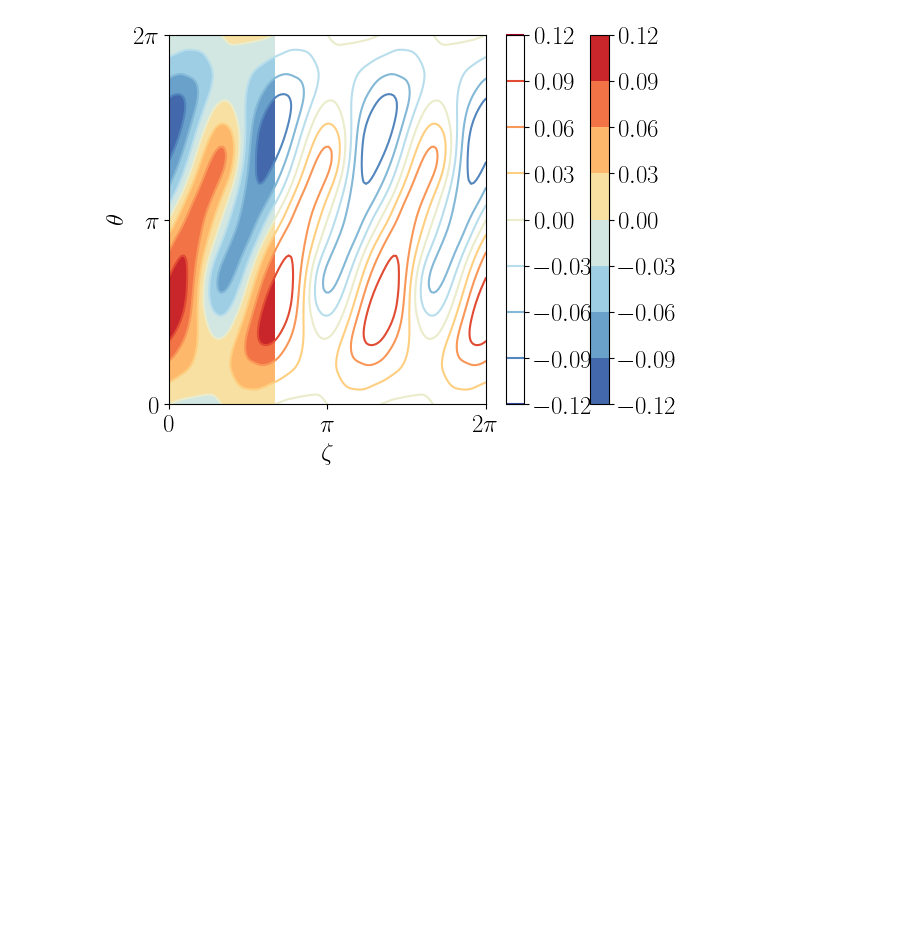
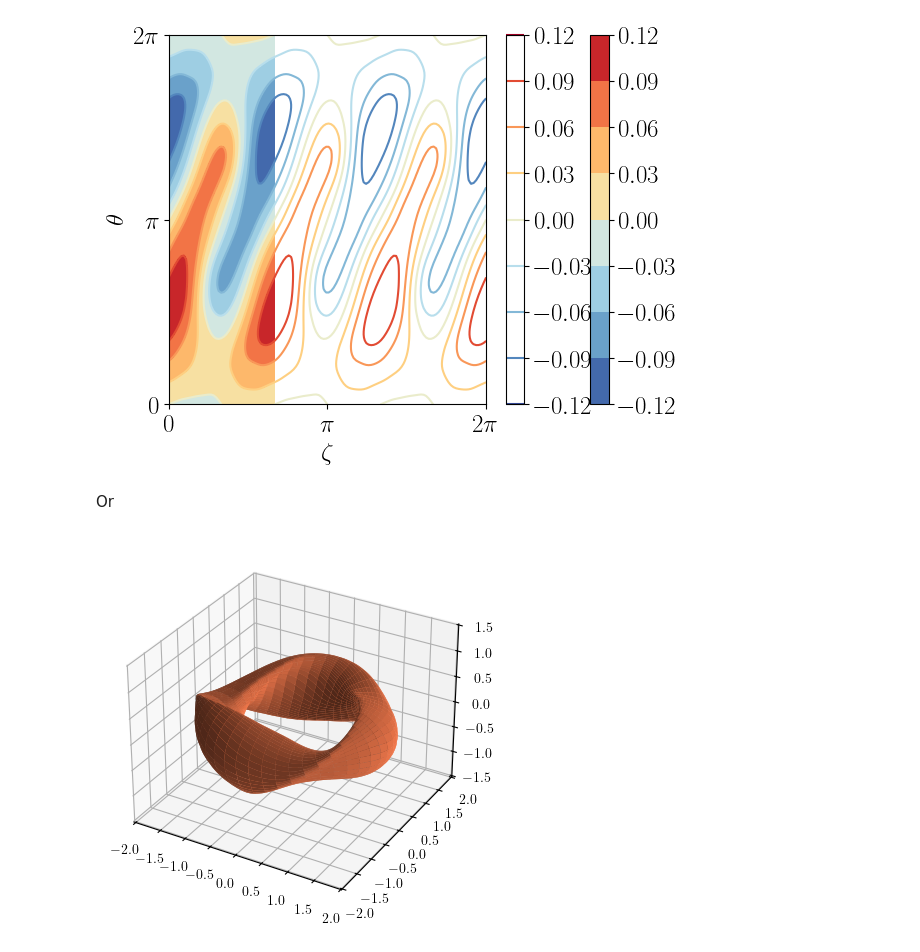
Before and after one commit to USTCstellarators/ToroidalField, a Jupyter notebook: example/vmec2Boozer/example.ipynb, the cells around one changed output. Drawn from its saved outputs; the diff is of its cells as text; code cells hidden in the pictures; blank space fills up the shorter version.

Commit message:
example for vmecSurf2Boozer

```diff
--- a/example/vmec2Boozer/example.ipynb
+++ b/example/vmec2Boozer/example.ipynb
@@ -47,3 +47,11 @@ boozerSurf.omega.plot_plt(fig=fig, ax=ax, fill=True, onePeriod=True)
 rzomega_v2boozer[2].plot_plt(fig=fig, ax=ax, fill=False, onePeriod=False)
 # %% [output]
 [figure]
+# %% [markdown]
+Or
+# %%
+newSurfBoozer, newBBoozer = vmeclib.surf2Boozer(-1)
+# %%
+_ = newSurfBoozer.plot_plt()
+# %% [output]
+[figure, added]
```
Also changed, not shown: parts of 2 cells of this notebook.
